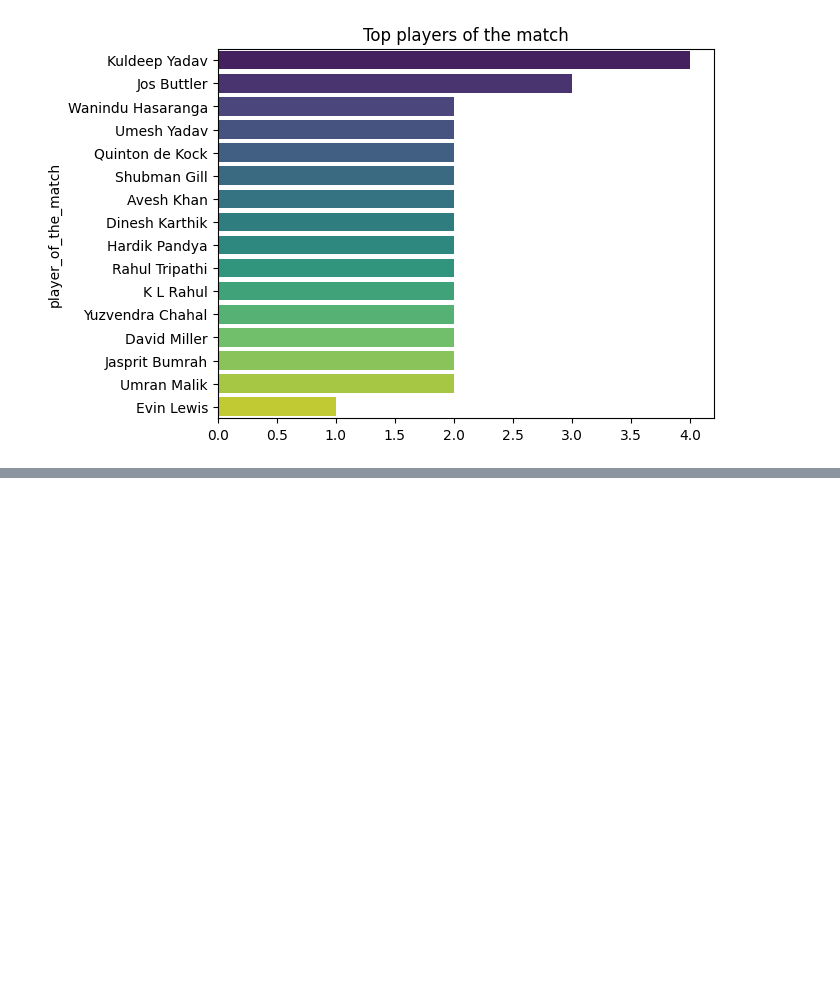
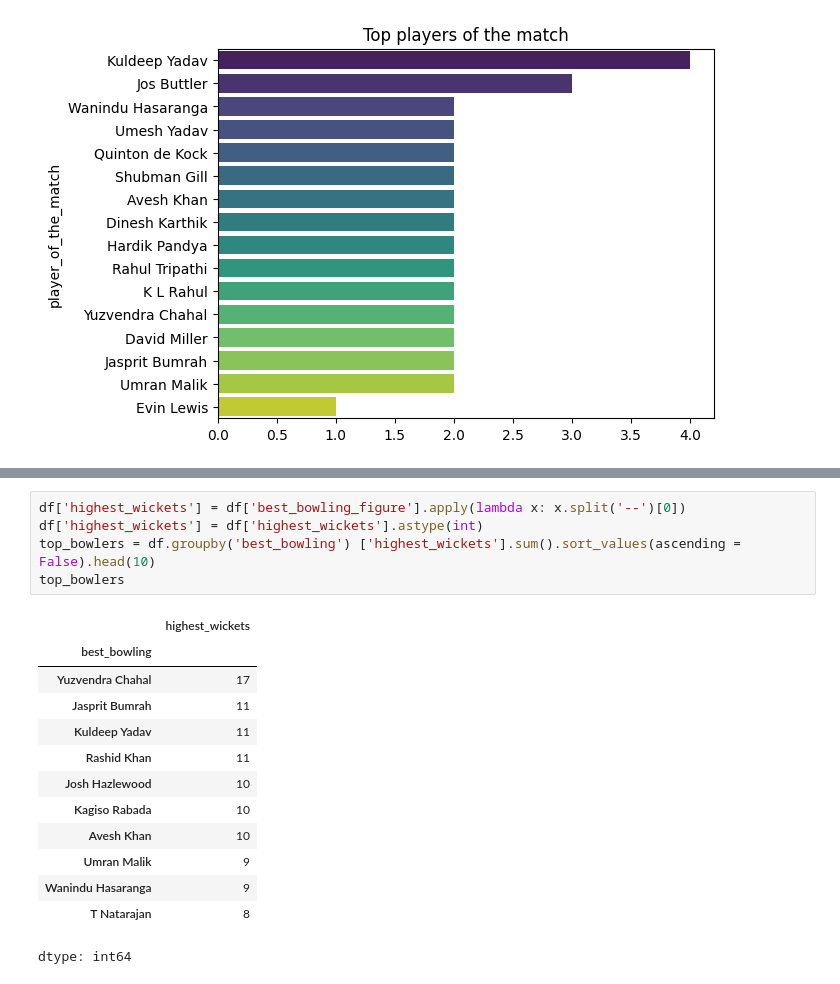
Before and after one commit to pranshulab/Data_science_journey, a Jupyter notebook: Projects/IPL_Capston_project.ipynb, the cells around one changed output, grey strips where cells are left out. Drawn from its saved outputs; the diff is of its cells as text; blank space fills up the shorter version.

```diff
--- a/Projects/IPL_Capston_project.ipynb
+++ b/Projects/IPL_Capston_project.ipynb
@@ -154,0 +178,19 @@ Text(0.5, 1.0, 'Top players of the match')
+# %%
+df['highest_wickets'] = df['best_bowling_figure'].apply(lambda x: x.split('--')[0])
+df['highest_wickets'] = df['highest_wickets'].astype(int)
+top_bowlers = df.groupby('best_bowling') ['highest_wickets'].sum().sort_values(ascending = False).head(10)
+top_bowlers
+# %% [output]
+|  | highest_wickets |
+| best_bowling |  |
+| Yuzvendra Chahal | 17 |
+| Jasprit Bumrah | 11 |
+| Kuldeep Yadav | 11 |
+| Rashid Khan | 11 |
+| Josh Hazlewood | 10 |
+| Kagiso Rabada | 10 |
+| Avesh Khan | 10 |
+| Umran Malik | 9 |
+| Wanindu Hasaranga | 9 |
+| T Natarajan | 8 |
+dtype: int64
```
Also changed, not shown: parts of 4 cells of this notebook.
